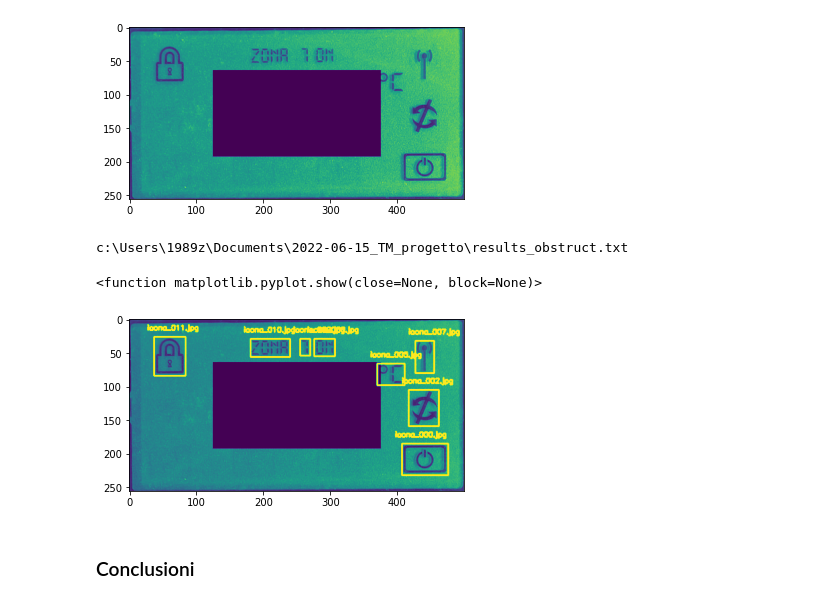
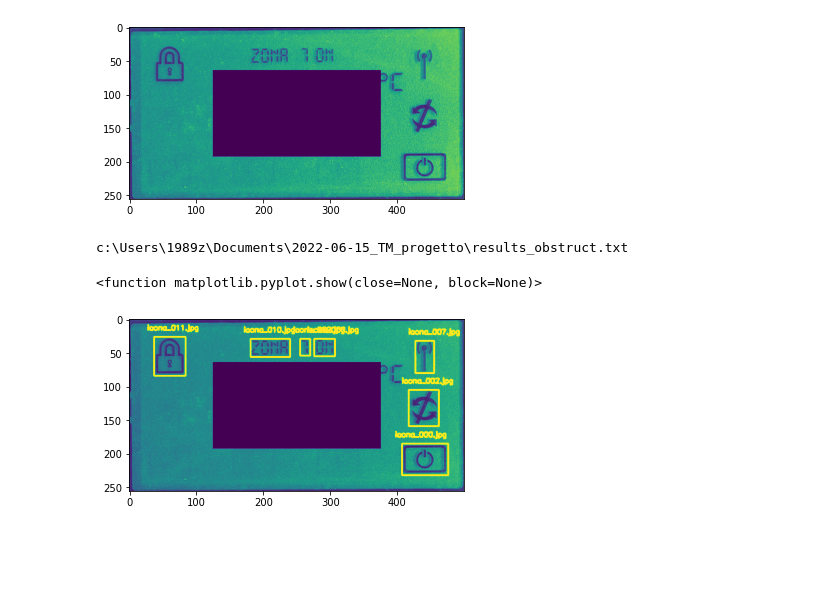
Before and after one commit to TancrediZini/2022-06-15_TM_progetto, a Jupyter notebook: main.ipynb, the cells around one changed output. Drawn from its saved outputs; the diff is of its cells as text; code cells hidden in the pictures; blank space fills up the shorter version.

```diff
--- a/main.ipynb
+++ b/main.ipynb
@@ -519,7 +519,7 @@ plt.show
 [figure]
 # %%
 # effettuo il matching sull'immagine ostruita
-thresh_obstruct = 0.5
+thresh_obstruct = 0.6
 res_obstruct_path = os.path.join(main_dir,'results_obstruct.txt')
 print(res_obstruct_path)
 cnt = 0
@@ -538,33 +538,31 @@ for images in os.listdir(p_icons):
             res_obstruct = cv2.matchTemplate(obstruct.copy(), icona, cv2.TM_CCOEFF_NORMED)
             # print(res)
             locations_obstruct = np.where(res_obstruct>=thresh_obstruct)
             locations_obstruct = list(zip(*locations_obstruct[::-1]))
             # print('locations')
             # print(locations)
             if len(locations_obstruct) != 0:
                 for loc in locations_obstruct:
                     if x == loc[0] and y == loc[1]:
                         # print("trovato " + images)
                         found_obstruct = open(res_obstruct_path, "a")
                         found_obstruct.write("trovato " + images + '\r\n')
                         found_obstruct.close()
                         cv2.rectangle(obstruct, (x,y), (x+w, y+h), 255, 2)
                         cv2.putText(obstruct, images, (x-10, y - 10), cv2.FONT_HERSHEY_SIMPLEX, 0.35, 255, 2)
 
     if cnt < 12:
         cnt += 1
 
 
 
 plt.imshow(obstruct)
 plt.show
 
 # cv2.imshow('obstruct', obstruct)
 # cv2.waitKey(0)
 # cv2.destroyAllWindows()
 # %% [output]
 c:\Users\1989z\Documents\2022-06-15_TM_progetto\results_obstruct.txt
 <function matplotlib.pyplot.show(close=None, block=None)>
-[figure, old version]
+[figure, new version]
-# %% [markdown]
-### Conclusioni
```
Also changed, not shown: parts of 4 cells of this notebook.
